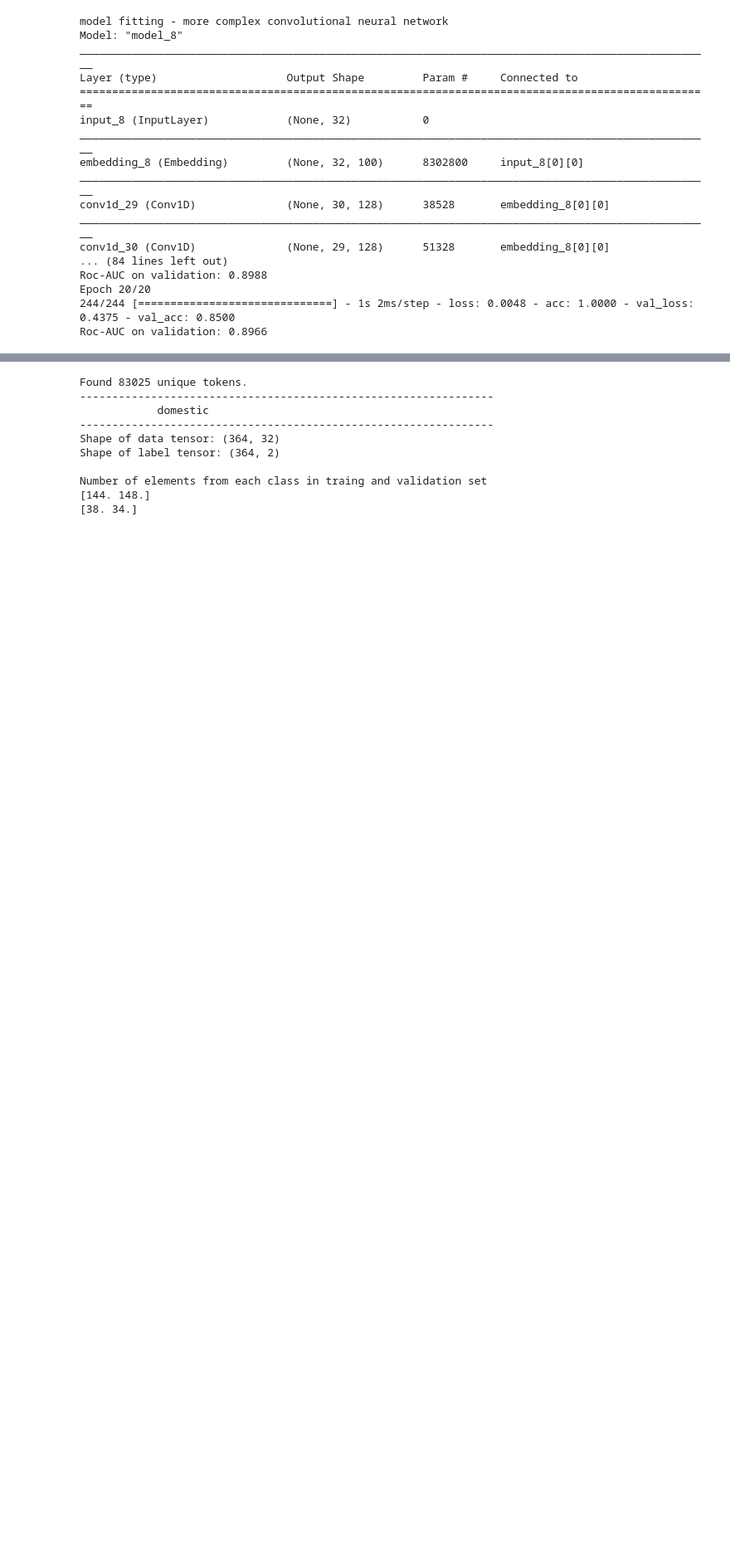
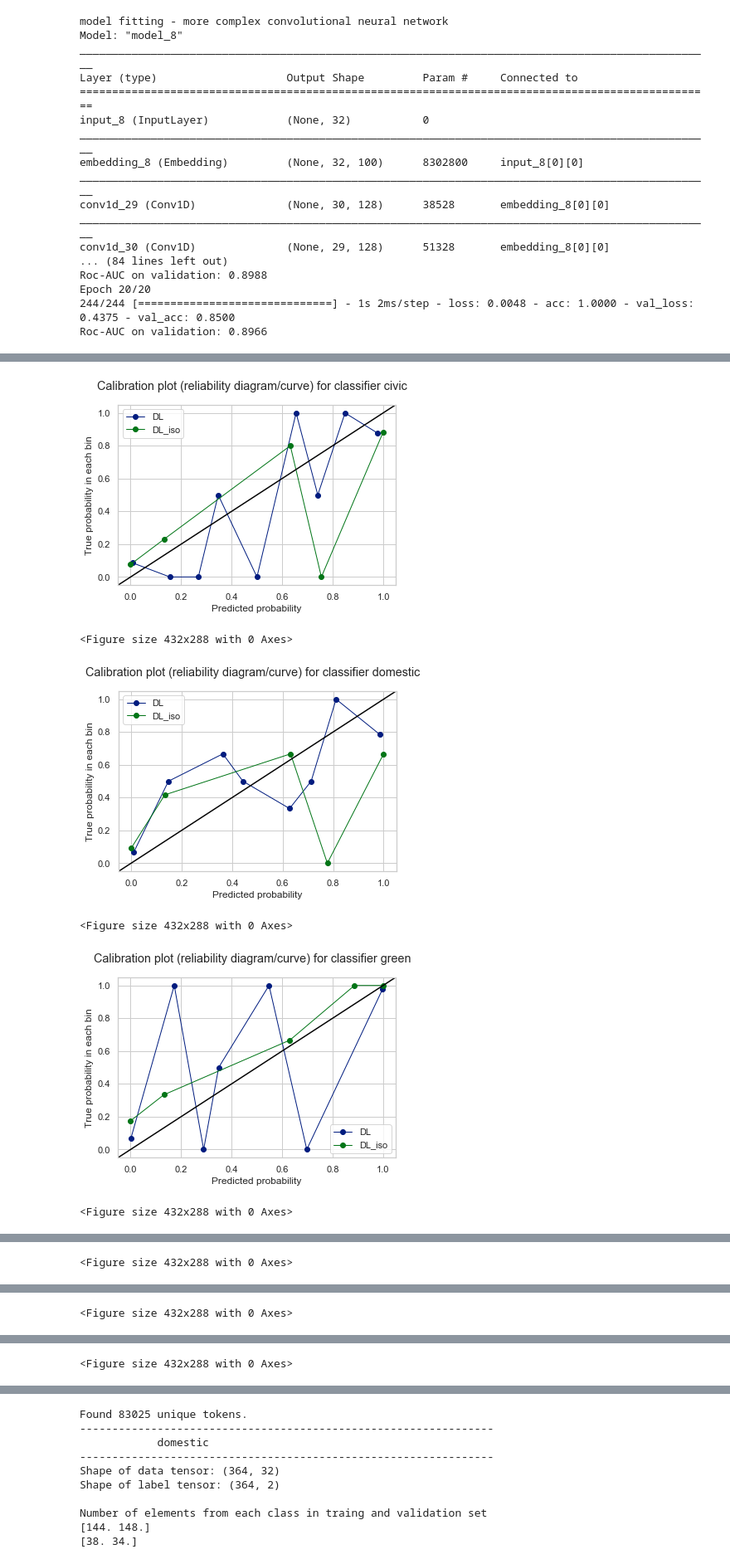
Before and after one commit to aideenf/AIVC, a Jupyter notebook: cp_wssc/Paper experiments.ipynb, the cells around one changed output, grey strips where cells are left out. Shown at 83% size. Cells and saved outputs as stored; diff of their text form; code cells hidden in the pictures; blank space fills up the shorter version.

Commit message:
calibration analysis added

```diff
--- a/cp_wssc/Paper experiments.ipynb
+++ b/cp_wssc/Paper experiments.ipynb
@@ -320,0 +351,47 @@ If we want to find an optimal blend of precision and recall we can combine the t
+# %%
+import matplotlib.lines as mlines
+import matplotlib.transforms as mtransforms
+from sklearn.calibration import calibration_curve
+from sklearn.calibration import CalibratedClassifierCV
+from sklearn.isotonic import IsotonicRegression
+isotonicRegressionCalibration = IsotonicRegression()
+for convention in _DLModels.keys():
+
+    #get the model, the validation data input(my_data_x) and the predicted label(preds) to compare to the actual label(my_data_y).
+    model = _DLModels[convention]
+    data_x = _DLData_val_x[convention]
+    y_actual = [int(x[0]<x[1]) for x in _DLData_val_y[convention]]
+    y_predict = model.predict(data_x)
+    y_predict = get_positive_preds_probabilities(model.predict(data_x))
+
+    isotonicRegressionCalibration.fit(y_predict, y_actual)
+    y_predict_isotonic = ir.predict(y_predict)
+
+    #Plot the calibration curves for test data which is not callibrated and test data which is callibrated
+    y, x = calibration_curve(y_actual, y_predict, n_bins=10)
+    y_iso, x_iso = calibration_curve(y_actual, y_predict_isotonic, n_bins=10)
+
+
+    fig, ax = plt.subplots()
+    # only these two lines are calibration curves
+    plt.plot(x, y, marker='o', linewidth=1, label='DL')
+    plt.plot(x_iso, y_iso, marker='o', linewidth=1, label='DL_iso')
+
+    # reference line, legends, and axis labels
+    line = mlines.Line2D([0, 1], [0, 1], color='black')
+    transform = ax.transAxes
+    line.set_transform(transform)
+    ax.add_line(line)
+    fig.suptitle('Calibration plot (reliability diagram/curve) for classifier ' + convention)
+    ax.set_xlabel('Predicted probability')
+    ax.set_ylabel('True probability in each bin')
+    plt.legend()
+    plt.show()
+    plt.clf()
+# %% [output]
+[figure, added]
+<Figure size 432x288 with 0 Axes>
+[figure, added]
+<Figure size 432x288 with 0 Axes>
+[figure, added]
+<Figure size 432x288 with 0 Axes>
@@ -320,0 +399 @@ If we want to find an optimal blend of precision and recall we can combine the t
+<Figure size 432x288 with 0 Axes>
@@ -320,0 +401 @@ If we want to find an optimal blend of precision and recall we can combine the t
+<Figure size 432x288 with 0 Axes>
@@ -320,0 +403 @@ If we want to find an optimal blend of precision and recall we can combine the t
+<Figure size 432x288 with 0 Axes>
```
Also changed, not shown: parts of 18 cells of this notebook.
